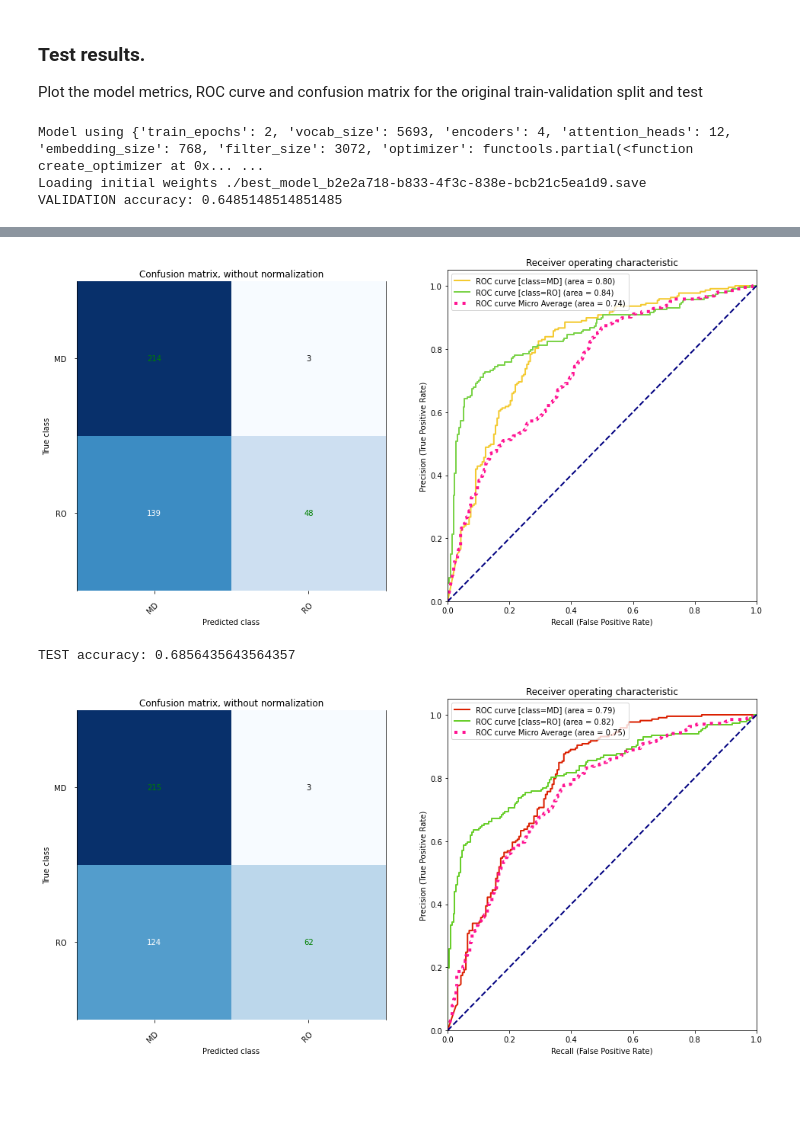
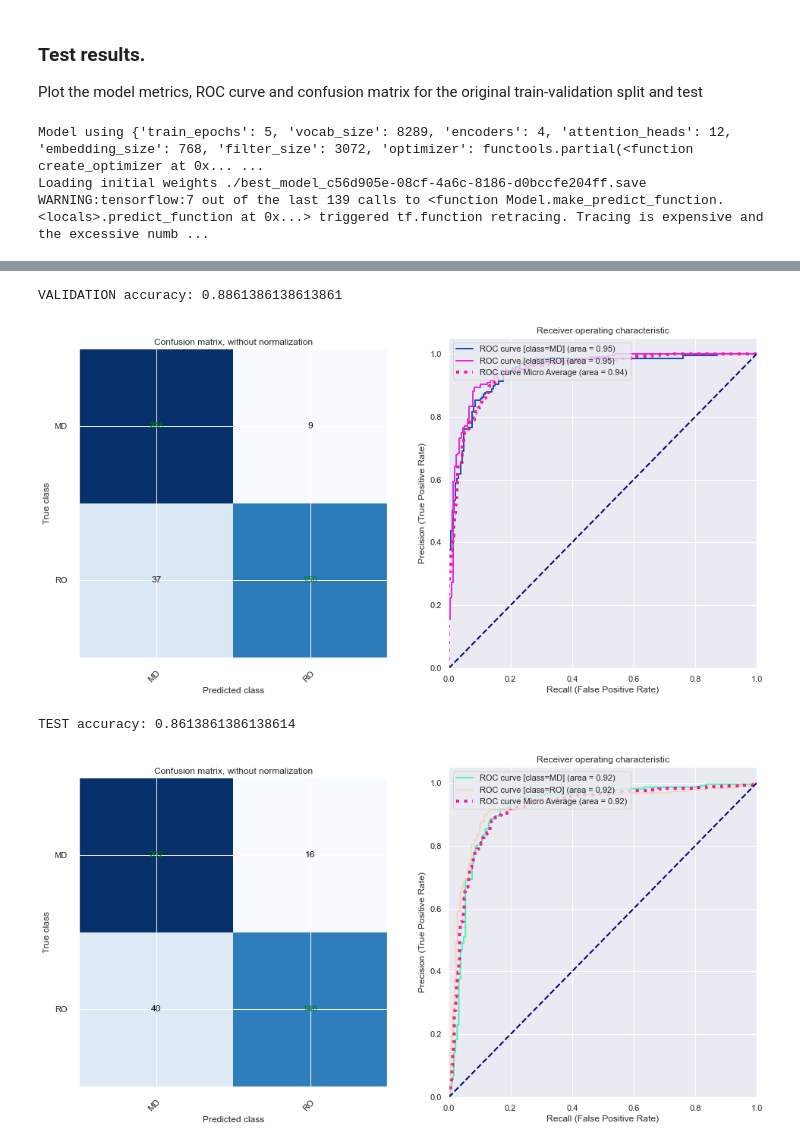
Before and after one commit to glypher/romanian_bert, a Jupyter notebook: romanian_bert_wiki.ipynb, the cells around one changed output, grey strips where cells are left out. Drawn from its saved outputs; the diff is of its cells as text; code cells hidden in the pictures; blank space fills up the shorter version.

```diff
--- a/romanian_bert_wiki.ipynb
+++ b/romanian_bert_wiki.ipynb
@@ -478,7 +480,6 @@ class TransformerModel(mm.TensorModel):
                                 'layer_postprocess_dropout':0.3,
                                 'num_heads':hyper_params['attention_heads'], 'attention_dropout':0.1},
                               hyper_params.get('save_attention', False))(layer, attention_bias, inputs_padding)
-        self._encoder = layer
 
         layer = tf.keras.layers.Dense(hyper_params['vocab_size']+1, activation="softmax",
                                       name='word_predictor')(layer)
@@ -508,12 +509,18 @@ class TransformerModel(mm.TensorModel):
                                                          verbose=0, save_best_only=True,
                                                          save_weights_only=True, mode='auto')]
 
-        trainDF = MaskedTrainDataset(trainDF, self._hyper_params['vocab_size']+1)
+        trainDF = MaskedTrainDataset(trainDF, self._hyper_params['vocab_size']+1,
+                                    self._hyper_params['mask_words'])
+
         history = self._model.fit(trainDF,
                                   epochs=self._hyper_params['train_epochs'],
                                   callbacks=callbacks)
 
         return mm.ModelHistory(self._hyper_params, history.history)
+
+    def predict(self, testDF):
+        scores = self._model.predict(Dataset(testDF, test=True))
+        return np.argmax(scores, axis=-1) + 1, np.array(scores)
 # %% [markdown]
 ### Transfer learning model
 The model that will be fine tuned as a supervised model on the train dataset contains the previous learned transformer language model with a dense 10 softmax classifier as the last layer.
@@ -542,15 +549,22 @@ def create_optimizer(df_size, lr=3e-5):
 
 @mm.benchmark
 def train_language_model():
-    TRAIN_EPOCHS=10
+    TRAIN_EPOCHS=30
 
     lm_hyper_lookup = mm.HyperParamsLookup(lambda hyper_params: TransformerModel(**hyper_params),
                                            lambda hist: np.min(hist.history('loss', mm.DataType.TRAIN)))
 
     tf.keras.backend.clear_session()
-    lm_hyper_lookup.grid_search(all_data, True,
+    lm_hyper_lookup.grid_search(all_data, log=True, save_checkpoints=True,
                                 train_epochs=[TRAIN_EPOCHS],
-                                vocab_size=[len(VOCAB)],
+                                mask_words=[ # mask random words
+                                           lambda wids: range(len(wids)),
+                                             # mask random words with length greater than 5
+                                           lambda wids: [min(i, 127) for i,w in enumerate(wids) if len(VOCAB_R.get(w, "")) > 5],
+                                             # mask random words with length lower than 4
+                                           lambda wids: [min(i, 127) for i,w in enumerate(wids) if len(VOCAB_R.get(w, "")) < 4]
+                                           ],
+                                vocab_size=[VOCAB_SIZE],
                                 encoders=[4],
                                 attention_heads=[12],
                                 embedding_size=[768],
@@ -580,7 +603,8 @@ if TRAIN_LANGUAGE_MODEL:
     model = TransformerModel(**lm_hyper_lookup.best_params,
                             load_initial_weights=BEST_WEIGHTS_TRANSFER)
 
-    for masked, orig, sample_weight in MaskedTrainDataset(all_data[0:BATCH_SIZE], len(VOCAB)+1).take(1):
+    for masked, orig, sample_weight in MaskedTrainDataset(all_data[0:BATCH_SIZE],
+                                                          len(VOCAB)+1, lm_hyper_lookup.best_params['mask_words']).take(1):
         output = model._model(masked)
         result = tf.math.argmax(model._model(masked), axis=-1).numpy()
         masked = masked.numpy()
@@ -593,5 +617,5 @@ if TRAIN_LANGUAGE_MODEL:
             print('-------------MASKED-------------')
             print(' '.join([VOCAB_R.get(w, '<m>') for w in masked[i][index]]))
             print('----------PREDICTED MASK--------')
-            print('    '.join([VOCAB_R.get(w, '<m>') for w in result[i][mask_index]]))
+            print('    '.join([VOCAB_R.get(w, '<p  >') for w in result[i][mask_index]]))
 # %% [output]
@@ -611,13 +685,13 @@ Do the same text-preprocessing as in the unsupervised training and use the vocab
 Train the model on the original train-validation split
 # %%
 trainDFwid = mm.PreprocessPipeline(trainDF, 'romanian', vocab=VOCAB, max_words=128, min_words=5, min_word_count=5).process(
-    ['lower', 'split_sentences', 'tokenize', 'stem', 'remove_punctuation',
+    ['lower', 'split_sentences', 'tokenize', 'remove_punctuation',
     'build_vocabulary', 'to_vocabulary_ids', 'filter_rows']).DF
 valDFwid = mm.PreprocessPipeline(valDF, 'romanian', vocab=VOCAB, max_words=128, min_words=5, min_word_count=5).process(
-    ['lower', 'split_sentences', 'tokenize', 'stem', 'remove_punctuation',
+    ['lower', 'split_sentences', 'tokenize', 'remove_punctuation',
     'build_vocabulary', 'to_vocabulary_ids']).DF
 testDFwid = mm.PreprocessPipeline(testDF, 'romanian', vocab=VOCAB, max_words=128, min_words=5, min_word_count=5).process(
-    ['lower', 'split_sentences', 'tokenize', 'stem', 'remove_punctuation',
+    ['lower', 'split_sentences', 'tokenize', 'remove_punctuation',
     'build_vocabulary', 'to_vocabulary_ids']).DF
 
 print(f"SPLIT DATA SIZE  TRAIN:{len(trainDFwid)}  VALIDATION:{len(valDFwid)}  TEST:{len(testDFwid)}")
@@ -760,9 +847,10 @@ ev.plot_history('Training history', ['accuracy', 'loss', 'true_accuracy'])
 Plot the model metrics, ROC curve and confusion matrix for the original train-validation split and test
 # %%
 # Load the model again using the epoch with the highest validation accuracy
-def load_best_model(create_func, best_params, best_checkpoint):
+def load_model(create_func, best_params, best_checkpoint, save_attention=False):
     hyper_params = best_params.copy()
     hyper_params['load_initial_weights'] = None
+    hyper_params['save_attention'] = save_attention
     print(f"Model using {hyper_params}")
 
     model = create_func(**hyper_params)
@@ -784,10 +872,10 @@ def show_metrics(model, df, split_df, title, plot=True):
             df['target'], scores, df['target'].cat.categories, [True, True]).show()
 
 
-best_model_train = load_best_model(ClassifierModel, train_lookup.best_history.model_params, train_lookup.best_checkpoint)
+best_model_train = load_model(ClassifierModel, train_lookup.best_history.model_params, train_lookup.best_checkpoint)
 show_metrics(best_model_train, valDF, valDFwid, "VALIDATION")
 show_metrics(best_model_train, testDF, testDFwid, "TEST")
 # %% [output]
-Model using {'train_epochs': 2, 'vocab_size': 5693, 'encoders': 4, 'attention_heads': 12, 'embedding_size': 768, 'filter_size': 3072, 'optimizer': functools.partial(<function create_optimizer at 0x... ...
-Loading initial weights ./best_model_b2e2a718-b833-4f3c-838e-bcb21c5ea1d9.save
-VALIDATION accuracy: 0.6485148514851485
+Model using {'train_epochs': 5, 'vocab_size': 8289, 'encoders': 4, 'attention_heads': 12, 'embedding_size': 768, 'filter_size': 3072, 'optimizer': functools.partial(<function create_optimizer at 0x... ...
+Loading initial weights ./best_model_c56d905e-08cf-4a6c-8186-d0bccfe204ff.save
+WARNING:tensorflow:7 out of the last 139 calls to <function Model.make_predict_function.<locals>.predict_function at 0x...> triggered tf.function retracing. Tracing is expensive and the excessive numb ...
@@ -794,3 +883,4 @@ VALIDATION accuracy: 0.6485148514851485
+VALIDATION accuracy: 0.8861386138613861
-[figure, old version]
+[figure, new version]
-TEST accuracy: 0.6856435643564357
+TEST accuracy: 0.8613861386138614
-[figure, old version]
+[figure, new version]
```
Also changed, not shown: parts of 16 cells of this notebook.
